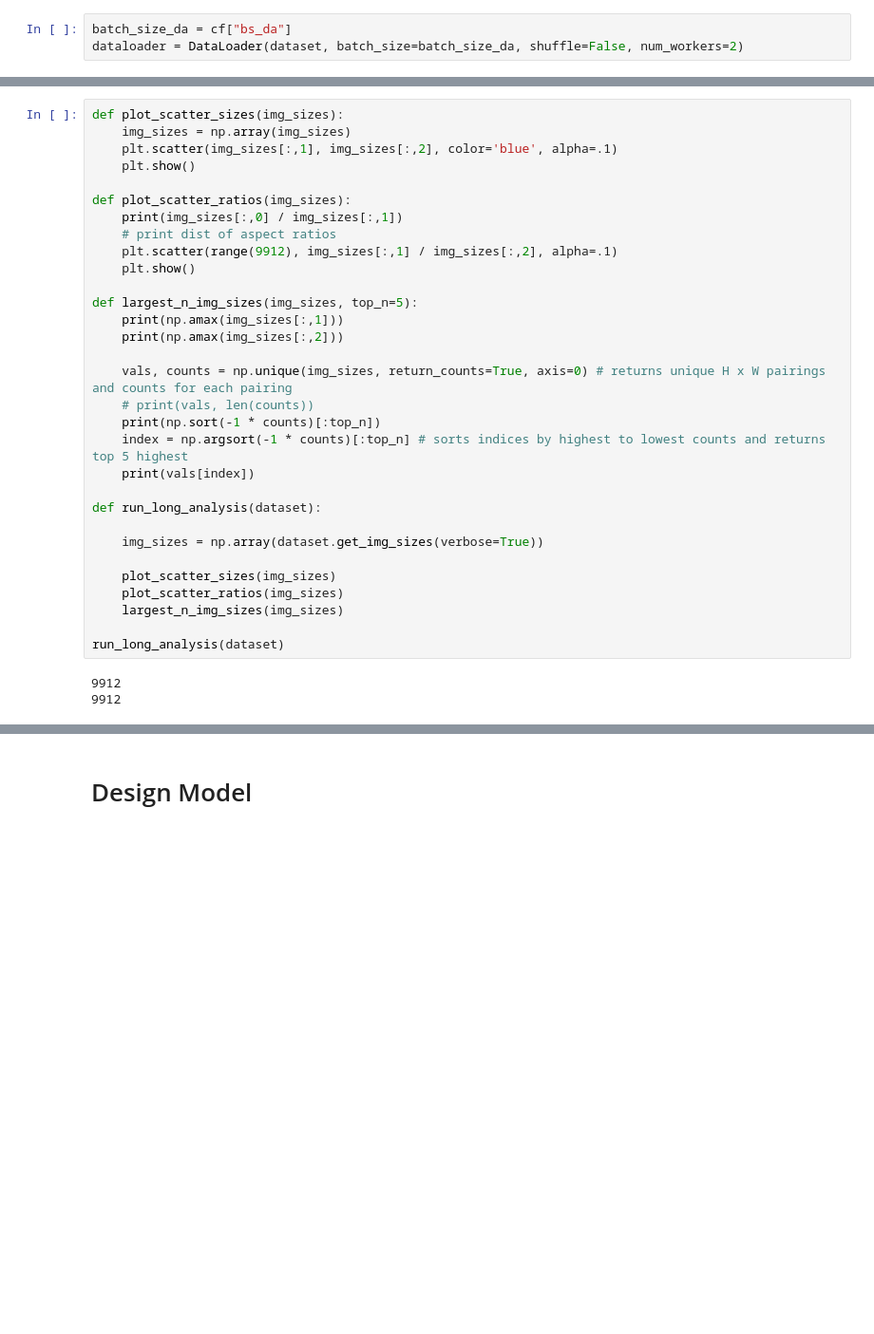
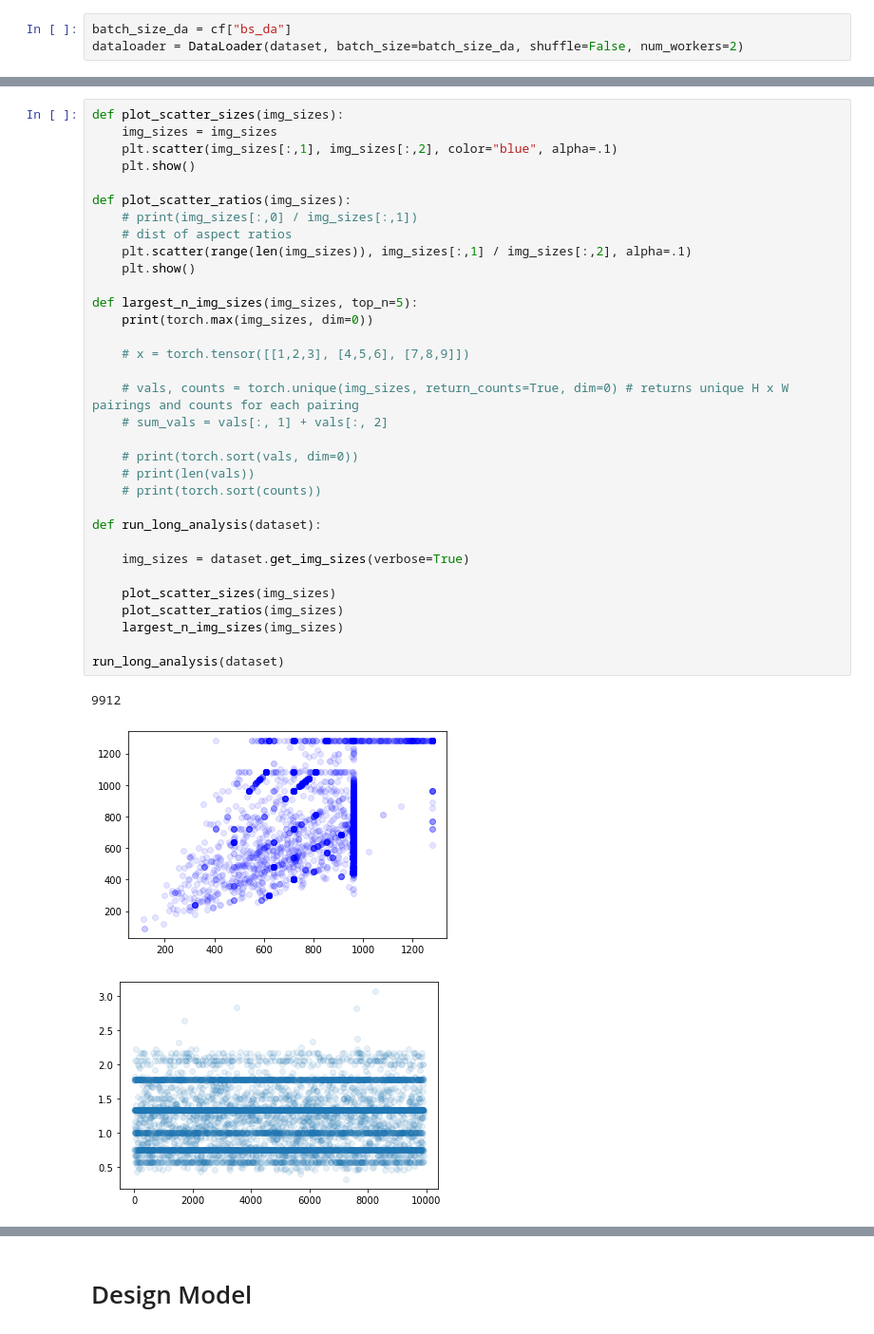
Before and after one commit to elandg/pawpularity, a Jupyter notebook: pawpularity.ipynb, the cells around one changed output, grey strips where cells are left out. Shown at 95% size. Saved outputs shown, nothing was run; the diff lists cells and outputs as text; blank space fills up the shorter version.

Commit message:
started to tensorize and slight repo cleaning

```diff
--- a/pawpularity.ipynb
+++ b/pawpularity.ipynb
@@ -208,35 +223,38 @@ print(min(scores), max(scores))
 [figure]
 # %%
 def plot_scatter_sizes(img_sizes):
-    img_sizes = np.array(img_sizes)
-    plt.scatter(img_sizes[:,1], img_sizes[:,2], color='blue', alpha=.1)
+    img_sizes = img_sizes
+    plt.scatter(img_sizes[:,1], img_sizes[:,2], color="blue", alpha=.1)
     plt.show()
 
 def plot_scatter_ratios(img_sizes):
-    print(img_sizes[:,0] / img_sizes[:,1])
-    # print dist of aspect ratios
-    plt.scatter(range(9912), img_sizes[:,1] / img_sizes[:,2], alpha=.1)
+    # print(img_sizes[:,0] / img_sizes[:,1])
+    # dist of aspect ratios
+    plt.scatter(range(len(img_sizes)), img_sizes[:,1] / img_sizes[:,2], alpha=.1)
     plt.show()
 
 def largest_n_img_sizes(img_sizes, top_n=5):
-    print(np.amax(img_sizes[:,1]))
-    print(np.amax(img_sizes[:,2]))
+    print(torch.max(img_sizes, dim=0))
 
-    vals, counts = np.unique(img_sizes, return_counts=True, axis=0) # returns unique H x W pairings and counts for each pairing
-    # print(vals, len(counts))
-    print(np.sort(-1 * counts)[:top_n])
-    index = np.argsort(-1 * counts)[:top_n] # sorts indices by highest to lowest counts and returns top 5 highest
-    print(vals[index])
+    # x = torch.tensor([[1,2,3], [4,5,6], [7,8,9]])
+
+    # vals, counts = torch.unique(img_sizes, return_counts=True, dim=0) # returns unique H x W pairings and counts for each pairing
+    # sum_vals = vals[:, 1] + vals[:, 2]
+
+    # print(torch.sort(vals, dim=0))
+    # print(len(vals))
+    # print(torch.sort(counts))
 
 def run_long_analysis(dataset):
 
-    img_sizes = np.array(dataset.get_img_sizes(verbose=True))
+    img_sizes = dataset.get_img_sizes(verbose=True)
 
     plot_scatter_sizes(img_sizes)
     plot_scatter_ratios(img_sizes)
     largest_n_img_sizes(img_sizes)
 
 run_long_analysis(dataset)
 # %% [output]
 9912
-9912
+[figure, added]
+[figure, added]
```
Also changed, not shown: parts of 13 cells of this notebook, 15 other files.
